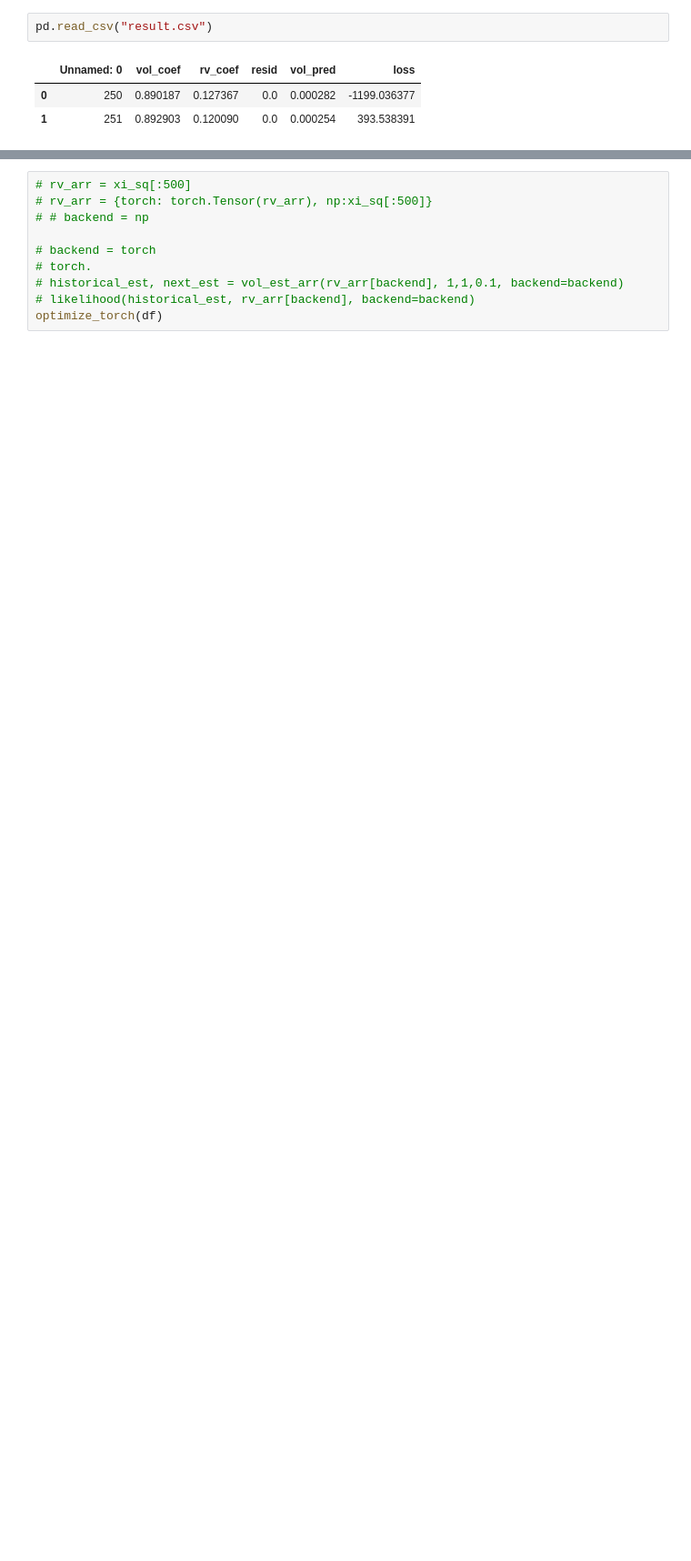
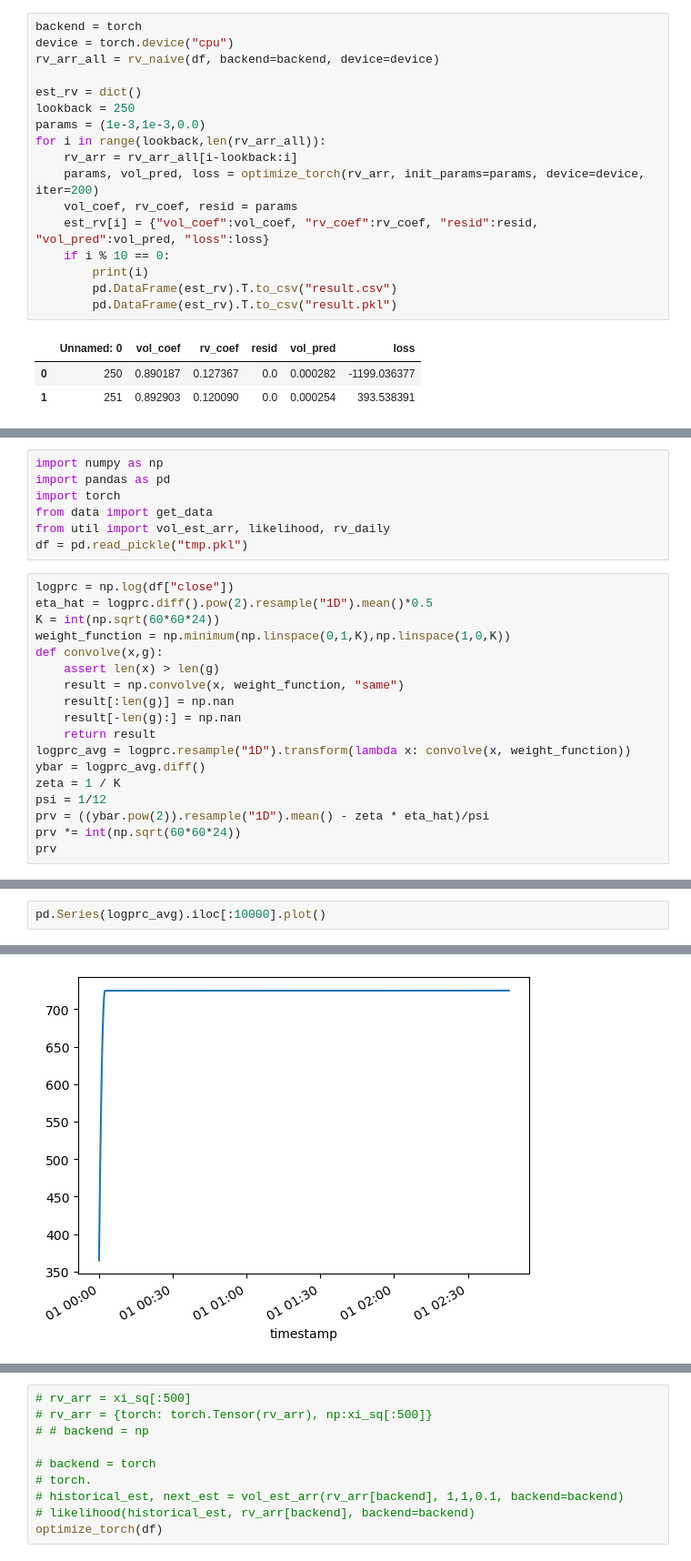
Before and after one commit to Thessal/garch_ito, a Jupyter notebook: garch.ipynb, the cells around one changed output, grey strips where cells are left out. Shown at 91% size. Drawn from its saved outputs; the diff is of its cells as text; blank space fills up the shorter version.

```diff
--- a/garch.ipynb
+++ b/garch.ipynb
@@ -184,5 +184,20 @@ pd.DataFrame(est_rv).T.to_csv("result.pkl")
 # %%
-pd.read_csv("result.csv")
+backend = torch
+device = torch.device("cpu")
+rv_arr_all = rv_naive(df, backend=backend, device=device)
+
+est_rv = dict()
+lookback = 250
+params = (1e-3,1e-3,0.0)
+for i in range(lookback,len(rv_arr_all)):
+    rv_arr = rv_arr_all[i-lookback:i]
+    params, vol_pred, loss = optimize_torch(rv_arr, init_params=params, device=device, iter=200)
+    vol_coef, rv_coef, resid = params
+    est_rv[i] = {"vol_coef":vol_coef, "rv_coef":rv_coef, "resid":resid, "vol_pred":vol_pred, "loss":loss}
+    if i % 10 == 0:
+        print(i)
+        pd.DataFrame(est_rv).T.to_csv("result.csv")
+        pd.DataFrame(est_rv).T.to_csv("result.pkl")
 # %% [output]
 |  | Unnamed: 0 | vol_coef | rv_coef | resid | vol_pred | loss |
 | 0 | 250 | 0.890187 | 0.127367 | 0.0 | 0.000282 | -1199.036377 |
@@ -201,0 +280,25 @@ length = end - start
+# %%
+import numpy as np
+import pandas as pd
+import torch
+from data import get_data
+from util import vol_est_arr, likelihood, rv_daily
+df = pd.read_pickle("tmp.pkl")
+# %%
+logprc = np.log(df["close"])
+eta_hat = logprc.diff().pow(2).resample("1D").mean()*0.5
+K = int(np.sqrt(60*60*24))
+weight_function = np.minimum(np.linspace(0,1,K),np.linspace(1,0,K))
+def convolve(x,g):
+    assert len(x) > len(g)
+    result = np.convolve(x, weight_function, "same")
+    result[:len(g)] = np.nan
+    result[-len(g):] = np.nan
+    return result
+logprc_avg = logprc.resample("1D").transform(lambda x: convolve(x, weight_function))
+ybar = logprc_avg.diff()
+zeta = 1 / K
+psi = 1/12
+prv = ((ybar.pow(2)).resample("1D").mean() - zeta * eta_hat)/psi
+prv *= int(np.sqrt(60*60*24))
+prv
@@ -201,0 +329,3 @@ length = end - start
+# %%
+pd.Series(logprc_avg).iloc[:10000].plot()
+# %% [output]
@@ -201,0 +333 @@ length = end - start
+[figure, added]
```
Also changed, not shown: parts of 21 cells of this notebook, 4 other files.
